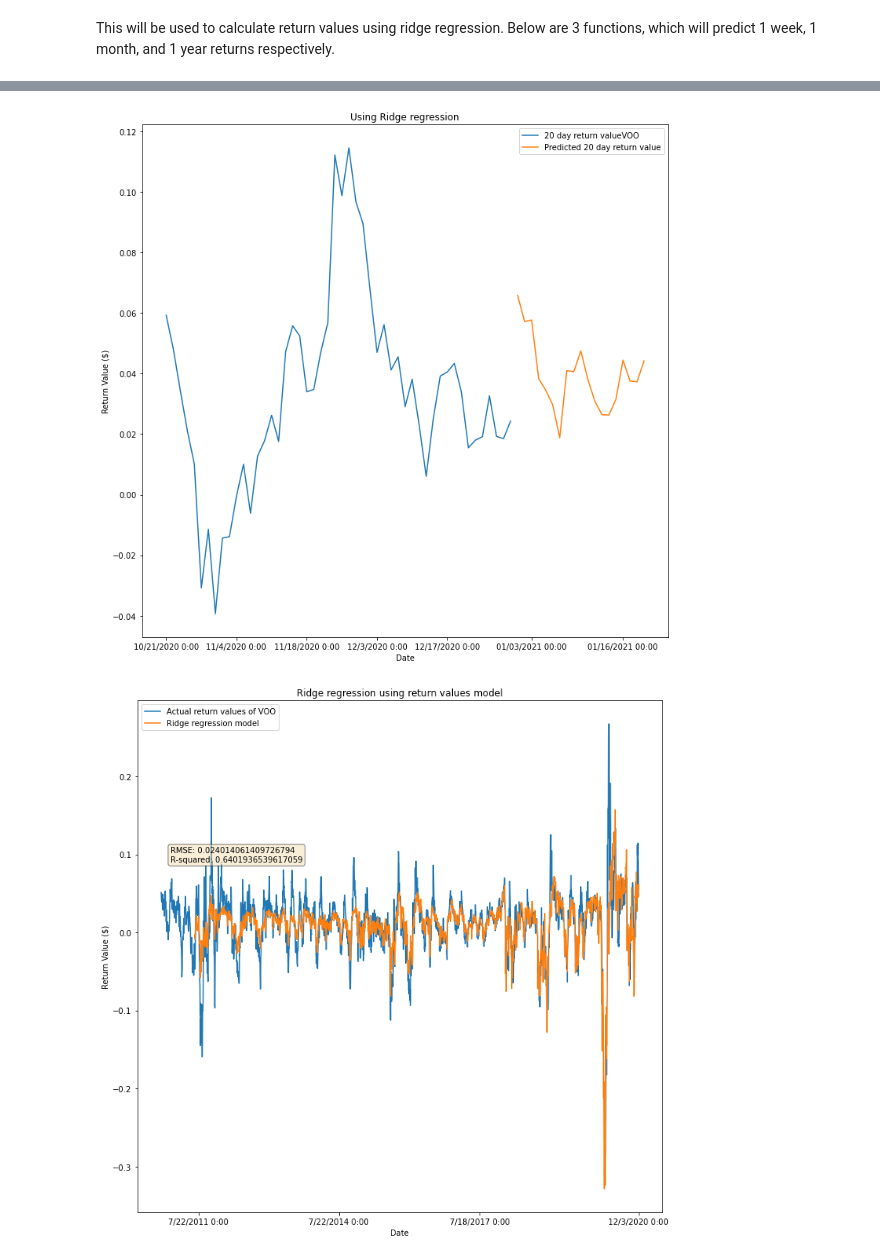
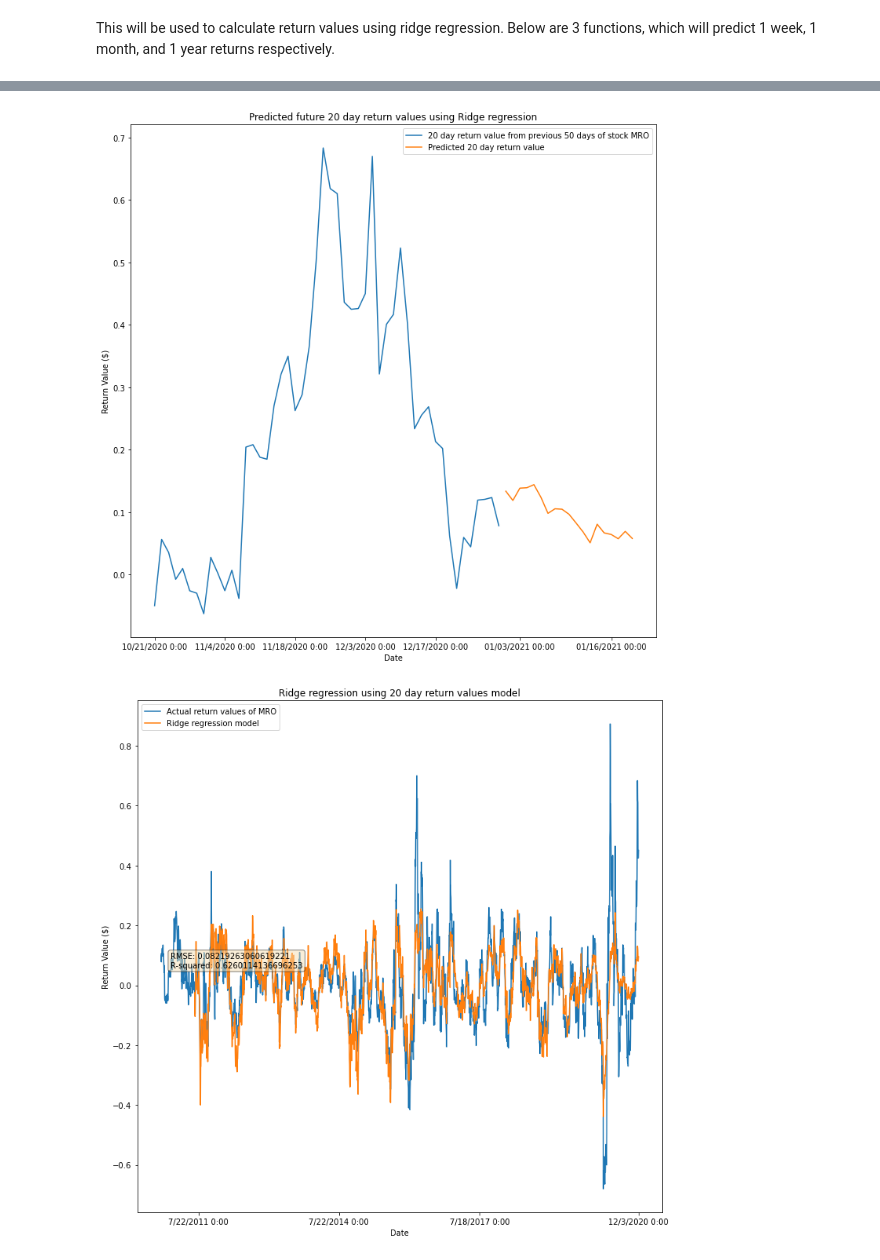
Before and after one commit to jimsherman14/ML-4641-Group-13, a Jupyter notebook: returns_using_ridge.ipynb, the cells around one changed output, grey strips where cells are left out. Saved outputs shown, nothing was run; the diff lists cells and outputs as text; code cells hidden in the pictures.

```diff
--- a/returns_using_ridge.ipynb
+++ b/returns_using_ridge.ipynb
@@ -101,7 +101,7 @@ def ridge_regression_20day_ret(stock):
     _20day_ret = df[stock+ '_20day_mvg_return']
     X = np.stack((stock_prices[199:],_10day_ma[199:], _50day_ma[199:], _200day_ma[199:]), axis=1)
     y = np.array(_20day_ret[199:])
-    X_train, X_test, y_train, y_test = train_test_split(X[:X.shape[0]-19], y[:y.shape[0] - 19], test_size=0.15)
+    X_train, X_test, y_train, y_test = train_test_split(X[:X.shape[0]-19], y[:y.shape[0] - 19], test_size=0.2)
     X_pred = X[X.shape[0] - 19:]
     print(X_train.shape)
     print(y_train.shape)
@@ -131,8 +131,8 @@ def ridge_regression_20day_ret(stock):
     fig, axes = plt.subplots(1,1)
     axes.plot(dates[-50:], y[-50:])
     axes.plot(predicted_dates, y_pred)
-    axes.set_title("Using Ridge regression")
-    axes.legend(["20 day return value" + stock, "Predicted 20 day return value"])
+    axes.set_title("Predicted future 20 day return values using Ridge regression")
+    axes.legend(["20 day return value from previous 50 days of stock " + stock, "Predicted 20 day return value"])
     axes.xaxis.set_label_text("Date")
     axes.yaxis.set_label_text("Return Value ($)")
     axes.set_xticks([0, 10, 20, 30, 40, 52, 65]) #adjusts the number of ticks (dates displayed on x axis)
@@ -143,7 +143,7 @@ def ridge_regression_20day_ret(stock):
     axes2.plot(dates[19:-19], _20day_ret[19:-19])
     axes2.plot(dates[199:dates.shape[0] - 19] , ridge_model)
     axes2.legend(["Actual return values of " + stock, "Ridge regression model"])
-    axes2.set_title("Ridge regression using return values model")
+    axes2.set_title("Ridge regression using 20 day return values model")
     axes2.xaxis.set_label_text("Date")
     axes2.yaxis.set_label_text("Return Value ($)")
     axes2.set_xticks([200, 953, 1706, 2558])
@@ -155,5 +155,5 @@ def ridge_regression_20day_ret(stock):
 
 
 
-ridge_regression_20day_ret('VOO')
+ridge_regression_20day_ret('MRO')
 # %% [output]
@@ -171,6 +171,6 @@ rmse value
 (19,)
-[figure, old version]
+[figure, new version]
-[figure, old version]
+[figure, new version]
 # %%
 def ridge_regression_260day_ret(stock):
     df = pd.read_csv('moving_average_plus_returns.csv')
```
Also changed, not shown: parts of 3 cells of this notebook, 3 other files.
